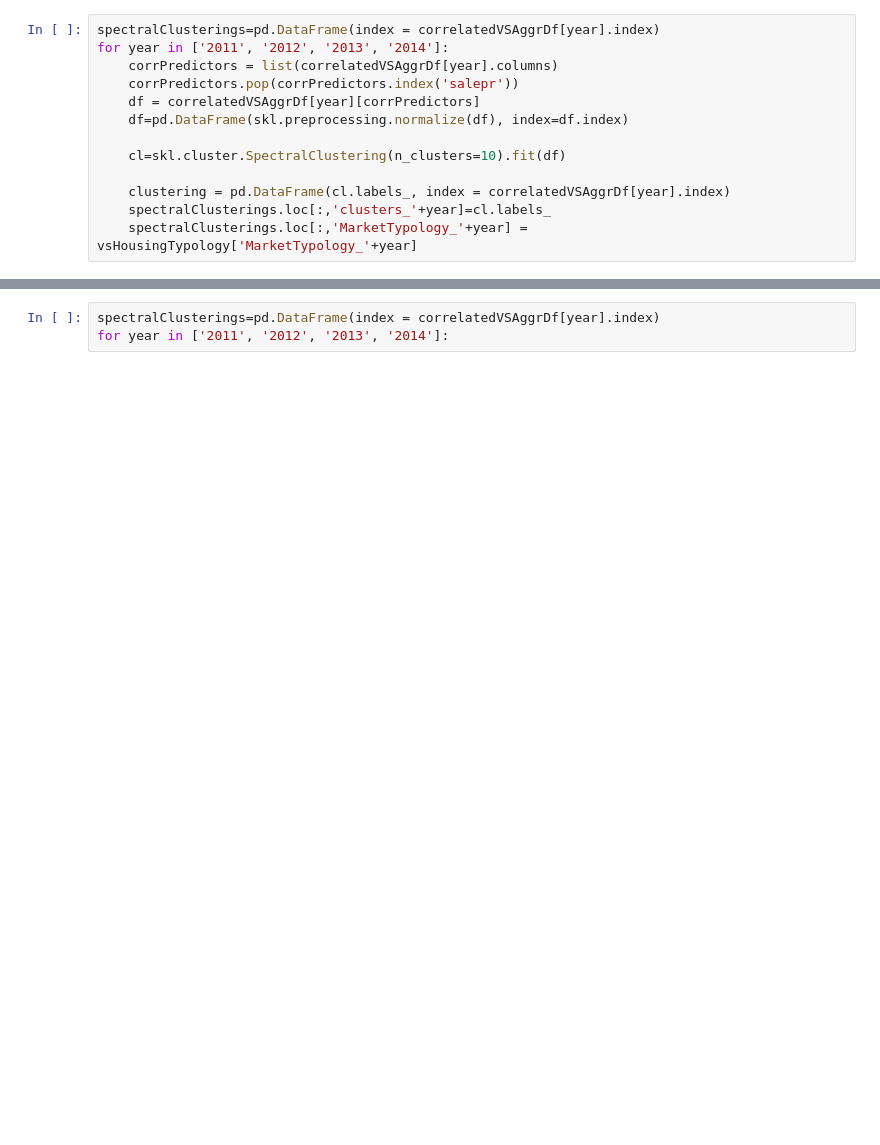
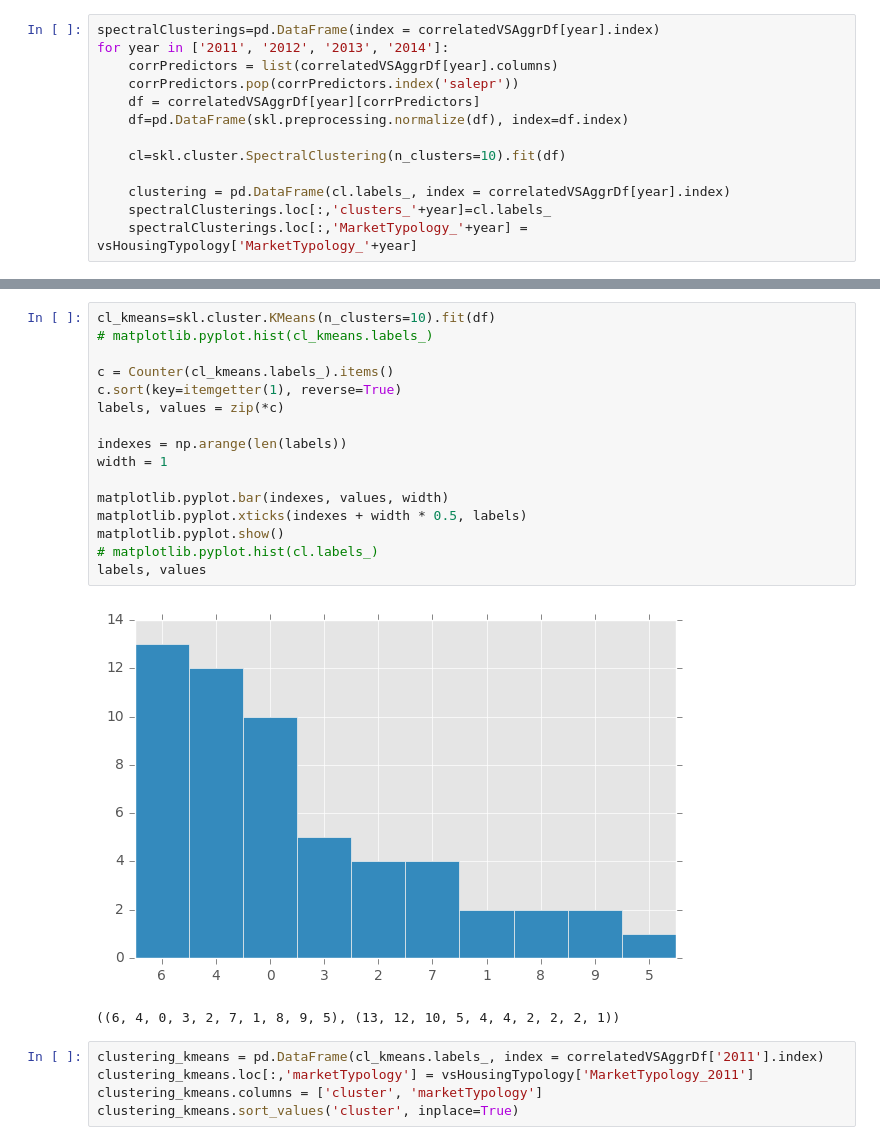
Before and after one commit to AkshayPeshave/691DS_PRJ, a Jupyter notebook: src/VitalSigns Housing Typology Correlation Plots.ipynb, the cells around one changed output, grey strips where cells are left out. Cells and saved outputs as stored; diff of their text form; blank space fills up the shorter version.

```diff
--- a/src/VitalSigns Housing Typology Correlation Plots.ipynb
+++ b/src/VitalSigns Housing Typology Correlation Plots.ipynb
@@ -569,3 +603,24 @@ spectralClusterings
-# %%
-spectralClusterings=pd.DataFrame(index = correlatedVSAggrDf[year].index)
-for year in ['2011', '2012', '2013', '2014']:
+# %%
+cl_kmeans=skl.cluster.KMeans(n_clusters=10).fit(df)
+# matplotlib.pyplot.hist(cl_kmeans.labels_)
+
+c = Counter(cl_kmeans.labels_).items()
+c.sort(key=itemgetter(1), reverse=True)
+labels, values = zip(*c)
+
+indexes = np.arange(len(labels))
+width = 1
+
+matplotlib.pyplot.bar(indexes, values, width)
+matplotlib.pyplot.xticks(indexes + width * 0.5, labels)
+matplotlib.pyplot.show()
+# matplotlib.pyplot.hist(cl.labels_)
+labels, values
+# %% [output]
+[figure, added]
+((6, 4, 0, 3, 2, 7, 1, 8, 9, 5), (13, 12, 10, 5, 4, 4, 2, 2, 2, 1))
+# %%
+clustering_kmeans = pd.DataFrame(cl_kmeans.labels_, index = correlatedVSAggrDf['2011'].index)
+clustering_kmeans.loc[:,'marketTypology'] = vsHousingTypology['MarketTypology_2011']
+clustering_kmeans.columns = ['cluster', 'marketTypology']
+clustering_kmeans.sort_values('cluster', inplace=True)
```
Also changed, not shown: parts of 20 cells of this notebook, 16 other files.
